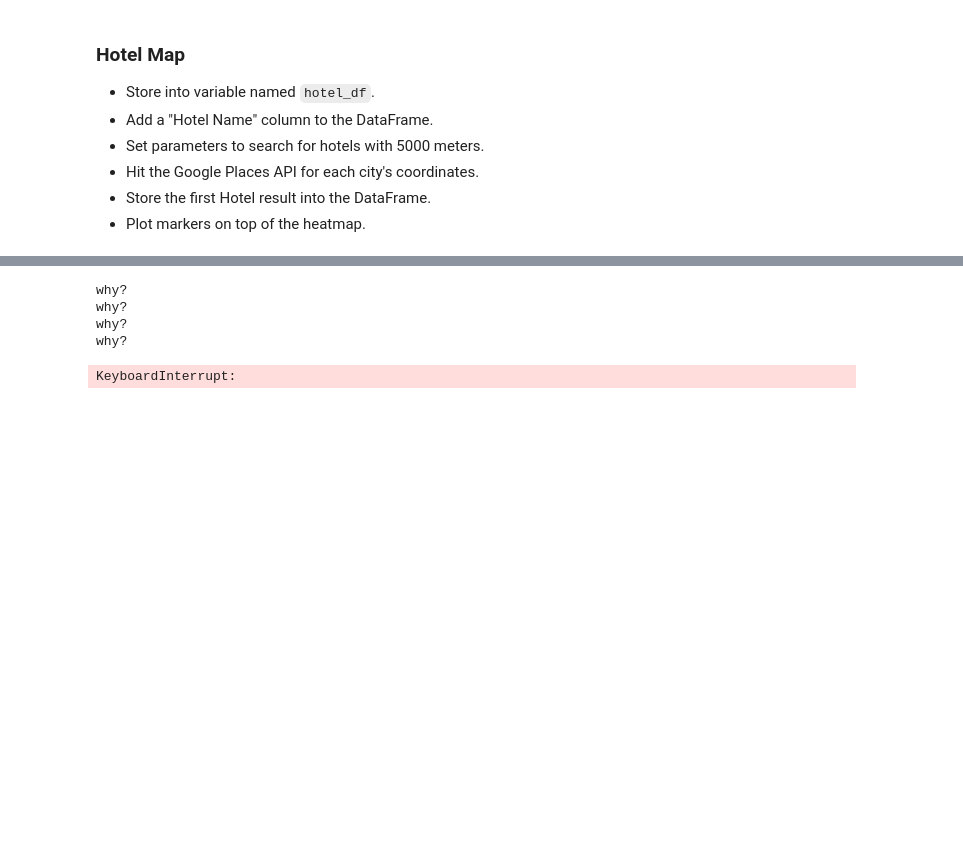
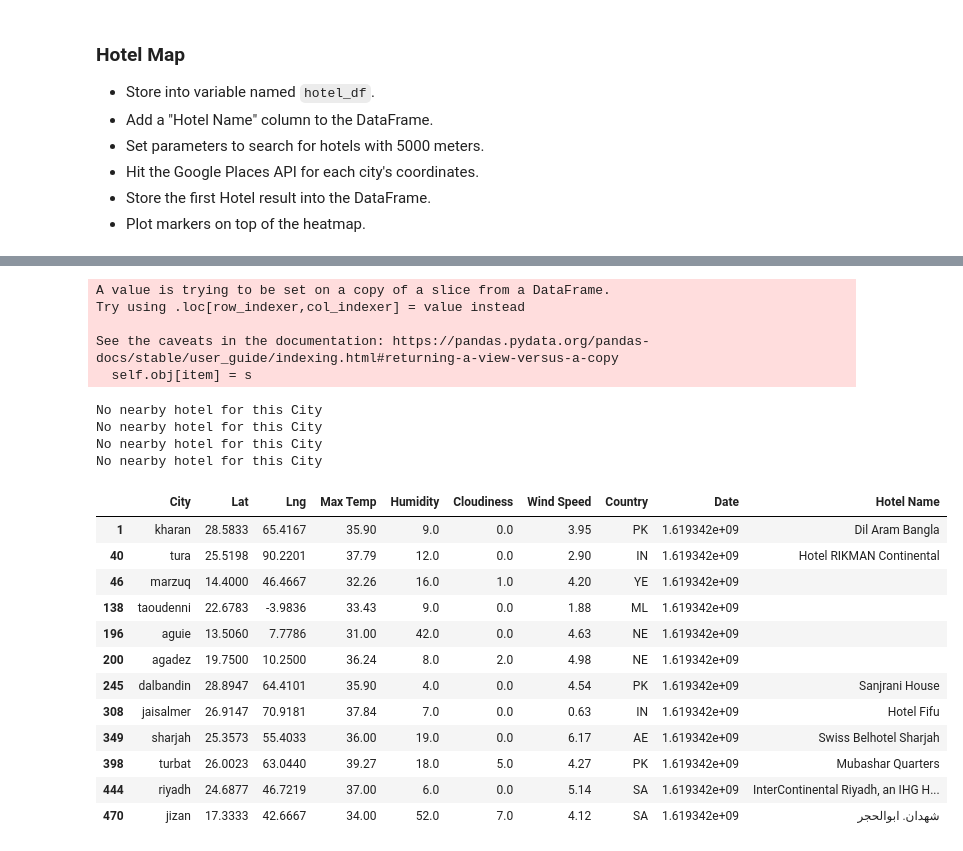
Before and after one commit to sSalvs/python-api-challenge, a Jupyter notebook: VacationPy/SS_VacationPy.ipynb, the cells around one changed output, grey strips where cells are left out. Cells and saved outputs as stored; diff of their text form; code cells hidden in the pictures; blank space fills up the shorter version.

```diff
--- a/VacationPy/SS_VacationPy.ipynb
+++ b/VacationPy/SS_VacationPy.ipynb
@@ -107,11 +104,9 @@ perfect_df
 * Store the first Hotel result into the DataFrame.
 * Plot markers on top of the heatmap.
 # %%
-# Create a new column
+# Create a new column for the hotel names
 
-perfect_df["Hotel Name"] = ""
-hotel_df = perfect_df
-hotel_df
+hotel_df["Hotel Name"] = ""
 # %% [output]
 A value is trying to be set on a copy of a slice from a DataFrame.
 Try using .loc[row_indexer,col_indexer] = value instead
@@ -132,17 +115,0 @@ See the caveats in the documentation: https://pandas.pydata.org/pandas-docs/stab
-# %%
-radius = 5000
-coord = "28.5833, 65.4167"
-
-params = {
-    "location": coord,
-    "radius": radius,
-    "type": "lodging",
-    "key": g_key,
-    "keyword": "hotel"
-}
-
-base_url = "https://maps.googleapis.com/maps/api/place/nearbysearch/json"
-
-response = requests.get(base_url, params=params)
-response_json = response.json()
-print(json.dumps(response_json, indent=4, sort_keys=True))
@@ -167,43 +116,64 @@ print(json.dumps(response_json, indent=4, sort_keys=True))
 # %%
 # Find nearest hotels to cities
 
-# set params
+# set params for the google search
 
 radius = 5000
 
 params = {
     "radius": radius,
     "types": "lodging",
-    "key": g_key,
-    "keyword": "hotel"
+    "key": g_key
 }
 
 
 # loop through df for hotels
 
 for index, row in hotel_df.iterrows():
+
+#     use lat and long columns to look up coordinates
     latitude = row["Lat"]
     longitude = row["Lng"]
 
     params["location"] = f"{latitude},{longitude}"
 
     base_url = "https://maps.googleapis.com/maps/api/place/nearbysearch/json"
 
+#     get response in json
     response = requests.get(base_url, params=params)
     response_json = response.json()
 
+#     populate dataframe with the results
     try:
-        hotels_df.loc[index, "Hotel Name"] = response_json["results"][0]["name"]
-        print("worked, whers the hotel ")
+        hotel_df.loc[index, "Hotel Name"] = response_json["results"][0]["name"]
 
+#         If not hotels, print and skip them
     except:
-        print("why?")
+        print("No nearby hotel for this City")
         pass
 
+#     display the dataframe
 hotel_df
 # %% [output]
-why?
-why?
-why?
-why?
+A value is trying to be set on a copy of a slice from a DataFrame.
+Try using .loc[row_indexer,col_indexer] = value instead
+
+See the caveats in the documentation: https://pandas.pydata.org/pandas-docs/stable/user_guide/indexing.html#returning-a-view-versus-a-copy
+  self.obj[item] = s
-KeyboardInterrupt:
+No nearby hotel for this City
+No nearby hotel for this City
+No nearby hotel for this City
+No nearby hotel for this City
+|  | City | Lat | Lng | Max Temp | Humidity | Cloudiness | Wind Speed | Country | Date | Hotel Name |
+| 1 | kharan | 28.5833 | 65.4167 | 35.90 | 9.0 | 0.0 | 3.95 | PK | 1.619342e+09 | Dil Aram Bangla |
+| 40 | tura | 25.5198 | 90.2201 | 37.79 | 12.0 | 0.0 | 2.90 | IN | 1.619342e+09 | Hotel RIKMAN Continental |
+| 46 | marzuq | 14.4000 | 46.4667 | 32.26 | 16.0 | 1.0 | 4.20 | YE | 1.619342e+09 |  |
+| 138 | taoudenni | 22.6783 | -3.9836 | 33.43 | 9.0 | 0.0 | 1.88 | ML | 1.619342e+09 |  |
+| 196 | aguie | 13.5060 | 7.7786 | 31.00 | 42.0 | 0.0 | 4.63 | NE | 1.619342e+09 |  |
+| 200 | agadez | 19.7500 | 10.2500 | 36.24 | 8.0 | 2.0 | 4.98 | NE | 1.619342e+09 |  |
+| 245 | dalbandin | 28.8947 | 64.4101 | 35.90 | 4.0 | 0.0 | 4.54 | PK | 1.619342e+09 | Sanjrani House |
+| 308 | jaisalmer | 26.9147 | 70.9181 | 37.84 | 7.0 | 0.0 | 0.63 | IN | 1.619342e+09 | Hotel Fifu |
+| 349 | sharjah | 25.3573 | 55.4033 | 36.00 | 19.0 | 0.0 | 6.17 | AE | 1.619342e+09 | Swiss Belhotel Sharjah |
+| 398 | turbat | 26.0023 | 63.0440 | 39.27 | 18.0 | 5.0 | 4.27 | PK | 1.619342e+09 | Mubashar Quarters |
+| 444 | riyadh | 24.6877 | 46.7219 | 37.00 | 6.0 | 0.0 | 5.14 | SA | 1.619342e+09 | InterContinental Riyadh, an IHG H... |
+| 470 | jizan | 17.3333 | 42.6667 | 34.00 | 52.0 | 7.0 | 4.12 | SA | 1.619342e+09 | شهدان. ابوالحجر |
```
Also changed, not shown: parts of 12 cells of this notebook, 3 other files.
